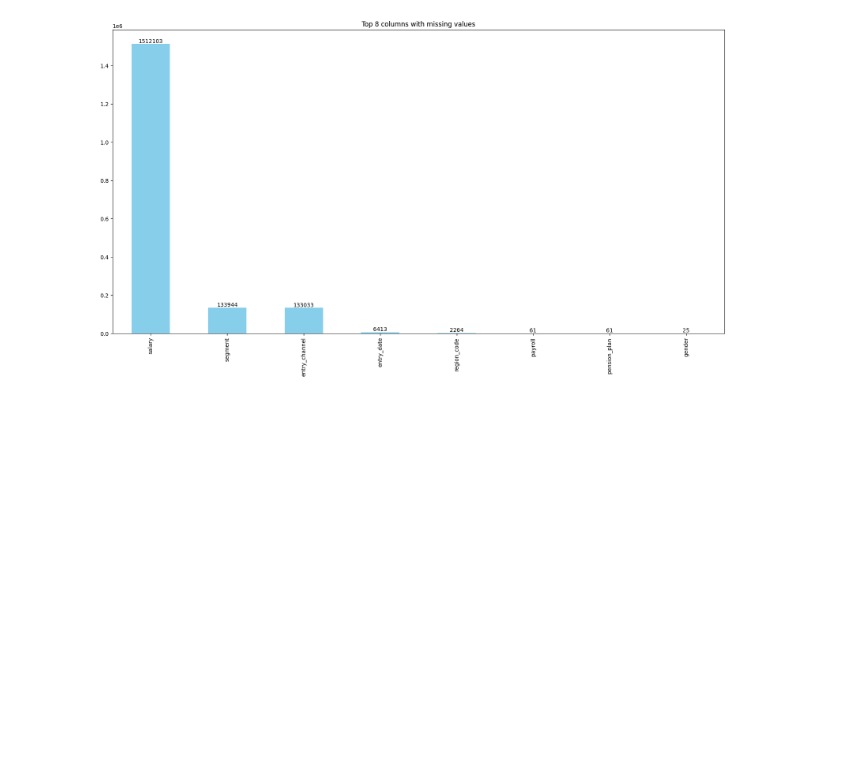
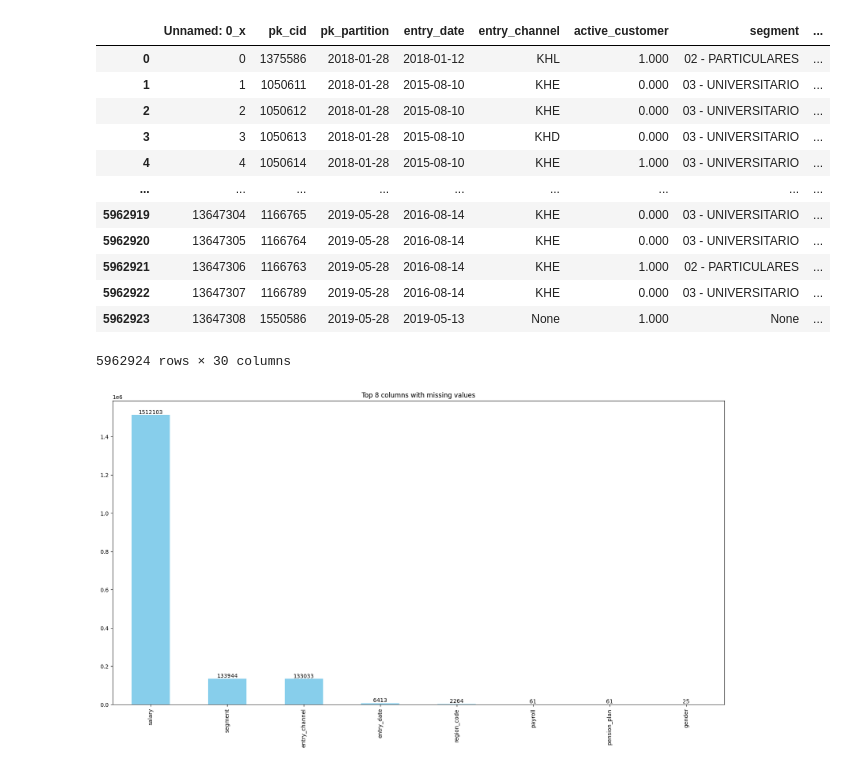
Before and after one commit to jascicz/easy_money_Project, a Jupyter notebook: javier-Proyecto.ipynb, the cells around one changed output. Drawn from its saved outputs; the diff is of its cells as text; code cells hidden in the pictures; blank space fills up the shorter version.

```diff
--- a/javier-Proyecto.ipynb
+++ b/javier-Proyecto.ipynb
@@ -18,6 +18,23 @@ from ydata_profiling.utils.cache import cache_file
 # prod_df = pd.read_parquet('https://easy-money-project-bucket.s3.eu-west-3.amazonaws.com/products_df.parquet')
 
 # sdg_df = pd.read_parquet('https://easy-money-project-bucket.s3.eu-west-3.amazonaws.com/sociodemographic_df.parquet')
+# %%
+df_full = pd.read_parquet("/Users/claudiacastro/Desktop/df_completo.parquet")
+df_full
+# %% [output]
+|  | Unnamed: 0_x | pk_cid | pk_partition | entry_date | entry_channel | active_customer | segment | ... |
+| 0 | 0 | 1375586 | 2018-01-28 | 2018-01-12 | KHL | 1.000 | 02 - PARTICULARES | ... |
+| 1 | 1 | 1050611 | 2018-01-28 | 2015-08-10 | KHE | 0.000 | 03 - UNIVERSITARIO | ... |
+| 2 | 2 | 1050612 | 2018-01-28 | 2015-08-10 | KHE | 0.000 | 03 - UNIVERSITARIO | ... |
+| 3 | 3 | 1050613 | 2018-01-28 | 2015-08-10 | KHD | 0.000 | 03 - UNIVERSITARIO | ... |
+| 4 | 4 | 1050614 | 2018-01-28 | 2015-08-10 | KHE | 1.000 | 03 - UNIVERSITARIO | ... |
+| ... | ... | ... | ... | ... | ... | ... | ... | ... |
+| 5962919 | 13647304 | 1166765 | 2019-05-28 | 2016-08-14 | KHE | 0.000 | 03 - UNIVERSITARIO | ... |
+| 5962920 | 13647305 | 1166764 | 2019-05-28 | 2016-08-14 | KHE | 0.000 | 03 - UNIVERSITARIO | ... |
+| 5962921 | 13647306 | 1166763 | 2019-05-28 | 2016-08-14 | KHE | 1.000 | 02 - PARTICULARES | ... |
+| 5962922 | 13647307 | 1166789 | 2019-05-28 | 2016-08-14 | KHE | 0.000 | 03 - UNIVERSITARIO | ... |
+| 5962923 | 13647308 | 1550586 | 2019-05-28 | 2019-05-13 | None | 1.000 | None | ... |
+5962924 rows × 30 columns
 # %%
 # carga del dataset completo
 df_full = pd.read_parquet("/Users/claudiacastro/easy_money_project/df_completo.parquet")
```
Also changed, not shown: 2 other files.
